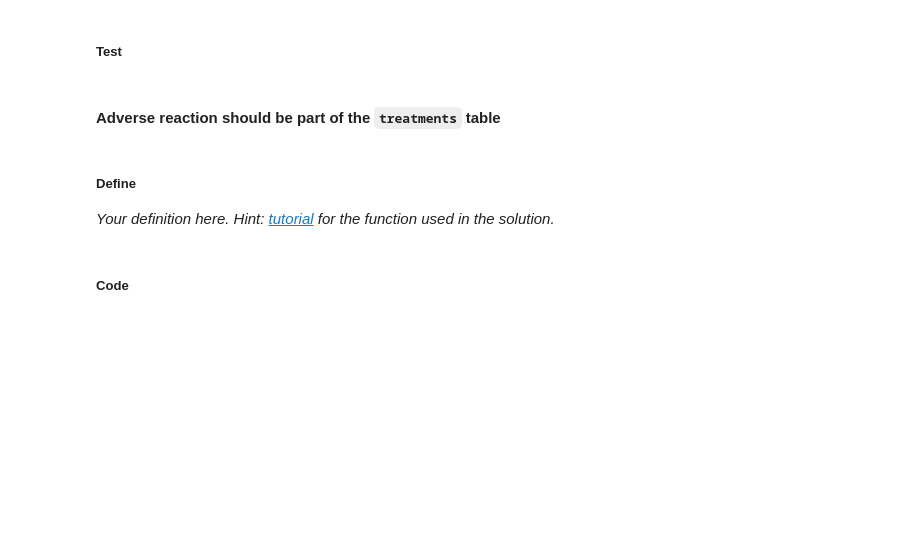
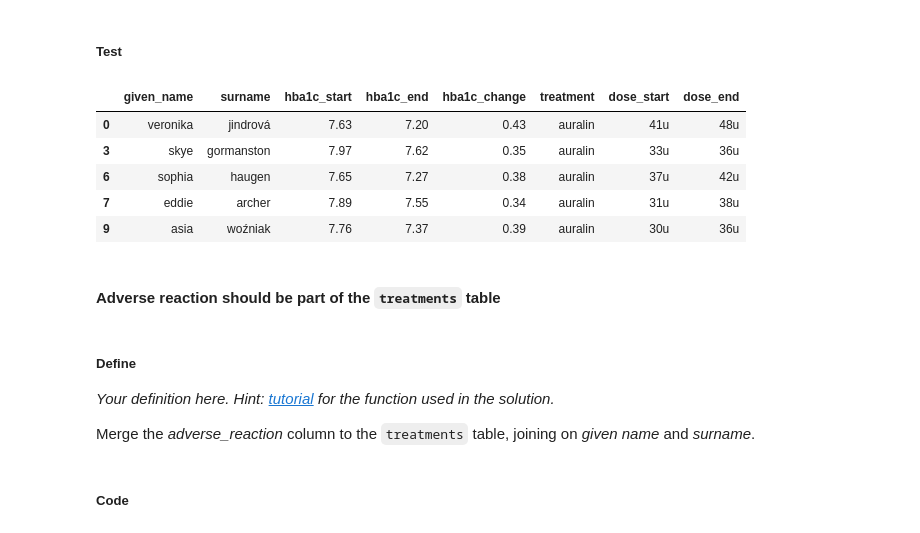
Before and after one commit to liuyang21cn/Udacity-DAND, a Jupyter notebook: 2-Data-Wrangling/Lesson4-Cleaning-Data/cleaning-student.ipynb, the cells around one changed output. Saved outputs shown, nothing was run; the diff lists cells and outputs as text; code cells hidden in the pictures; blank space fills up the shorter version.

```diff
--- a/2-Data-Wrangling/Lesson4-Cleaning-Data/cleaning-student.ipynb
+++ b/2-Data-Wrangling/Lesson4-Cleaning-Data/cleaning-student.ipynb
@@ -424,11 +496,21 @@ Name: hba1c_change, dtype: float64
 ##### Test
 # %%
 # Your testing code here
+treatments_clean.head()
+# %% [output]
+|  | given_name | surname | hba1c_start | hba1c_end | hba1c_change | treatment | dose_start | dose_end |
+| 0 | veronika | jindrová | 7.63 | 7.20 | 0.43 | auralin | 41u | 48u |
+| 3 | skye | gormanston | 7.97 | 7.62 | 0.35 | auralin | 33u | 36u |
+| 6 | sophia | haugen | 7.65 | 7.27 | 0.38 | auralin | 37u | 42u |
+| 7 | eddie | archer | 7.89 | 7.55 | 0.34 | auralin | 31u | 38u |
+| 9 | asia | woźniak | 7.76 | 7.37 | 0.39 | auralin | 30u | 36u |
 # %% [markdown]
 #### Adverse reaction should be part of the `treatments` table
 # %% [markdown]
 ##### Define
 *Your definition here. Hint: [tutorial](https://chrisalbon.com/python/pandas_join_merge_dataframe.html) for the function used in the solution.*
+
+Merge the *adverse_reaction* column to the `treatments` table, joining on *given name* and *surname*.
 # %% [markdown]
 ##### Code
 # %%
```
Also changed, not shown: parts of 15 cells of this notebook.
